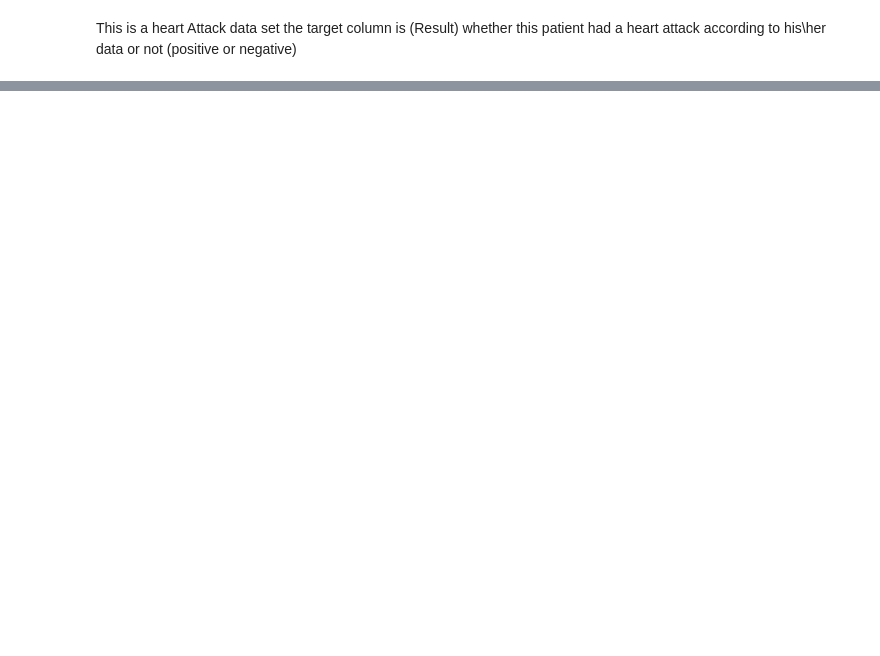
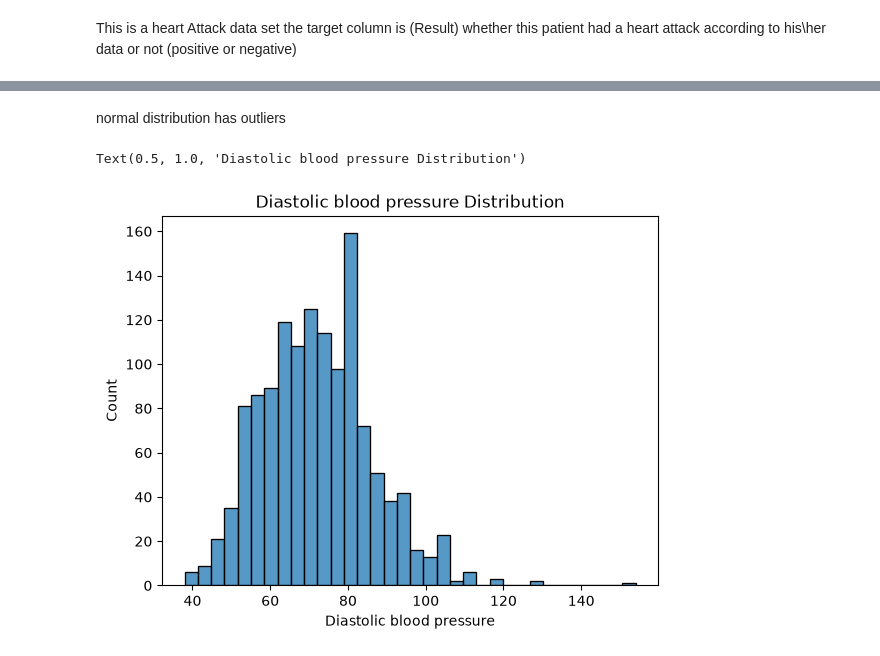
Before and after one commit to Nour-Tamimi/BinXtraining, a Jupyter notebook: IndividualProject/Project.ipynb, the cells around one changed output, grey strips where cells are left out. Cells and saved outputs as stored; diff of their text form; code cells hidden in the pictures; blank space fills up the shorter version.

```diff
--- a/IndividualProject/Project.ipynb
+++ b/IndividualProject/Project.ipynb
@@ -51,0 +86,8 @@ This is a heart Attack data set the target column is (Result) whether this patie
+# %% [markdown]
+normal distribution has outliers
+# %%
+sns.histplot(df['Diastolic blood pressure'])
+plt.title('Diastolic blood pressure Distribution')
+# %% [output]
+Text(0.5, 1.0, 'Diastolic blood pressure Distribution')
+[figure, added]
```
Also changed, not shown: parts of 18 cells of this notebook, 5 other files.
